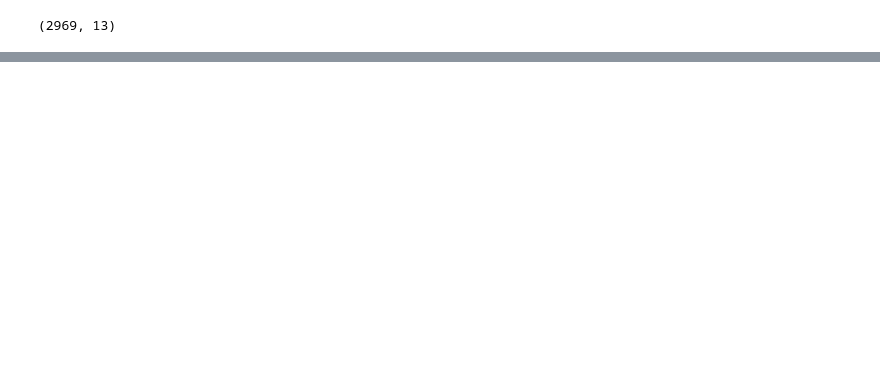
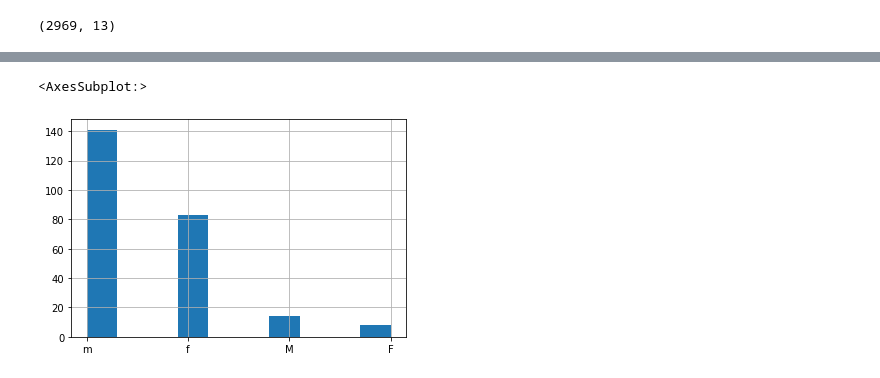
Before and after one commit to mschlack/finalprojectIS417, a Jupyter notebook: codeforproject/code_for_final_project.ipynb, the cells around one changed output, grey strips where cells are left out. Cells and saved outputs as stored; diff of their text form; code cells hidden in the pictures; blank space fills up the shorter version.

```diff
--- a/codeforproject/code_for_final_project.ipynb
+++ b/codeforproject/code_for_final_project.ipynb
@@ -113,0 +144,5 @@ title_basics
+# %%
+df_data_after2000["gender"].hist()
+# %% [output]
+<AxesSubplot:>
+[figure, added]
```
Also changed, not shown: parts of 43 cells of this notebook.
